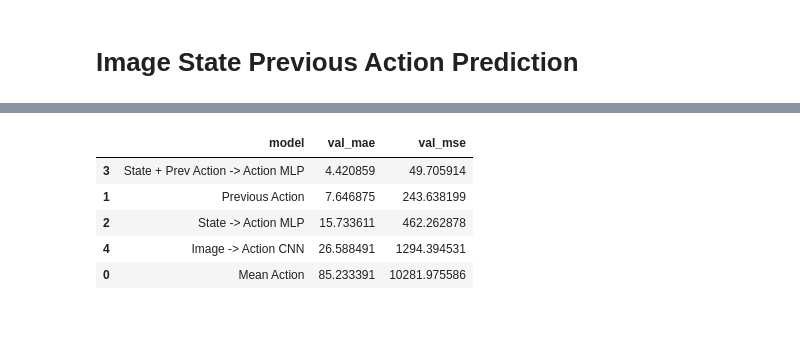
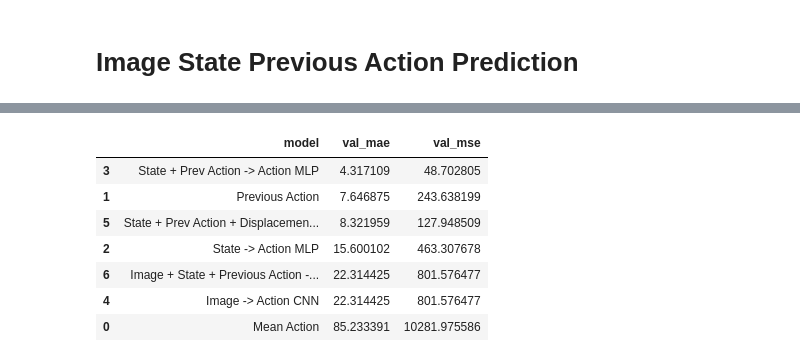
Before and after one commit to kasrasa/ViT-VLM-experiments, a Jupyter notebook: VLA_Experiments.ipynb, the cells around one changed output, grey strips where cells are left out. Cells and saved outputs as stored; diff of their text form; code cells hidden in the pictures; blank space fills up the shorter version.

Commit message:
implemented the state+previous action+image prediction to complete the baseline performance for the dataset

```diff
--- a/VLA_Experiments.ipynb
+++ b/VLA_Experiments.ipynb
@@ -496,13 +506,39 @@ per_dim_mse:  [10907.037  9656.919]
 # %% [markdown]
 # Previous Action Prediction
 # %%
-def previous_action_prediction(dataset, val_indices, action_key):
+def _same_episode(idx, episode_key):
+  if idx == 0:
+    return False
+
+  current_sample = dataset[idx][episode_key]
+  previous_sample = dataset[idx-1][episode_key]
+
+  if isinstance(current_sample, torch.Tensor):
+      current_sample = int(current_sample.item())
+  else:
+      current_sample = int(current_sample)
+
+  if isinstance(previous_sample, torch.Tensor):
+      previous_sample = int(previous_sample.item())
+  else:
+      previous_sample = int(previous_sample)
+
+  return current_sample == previous_sample
+
+def previous_action_prediction(dataset, val_indices, action_key, episode_key):
   y_pred = []
   y_true = []
 
   for ind in tqdm(val_indices, desc="Collecting actions"):
+    if ind - 1 not in val_indices_set:
+          continue
+
+    if not _same_episode(ind, episode_key):
+      continue
+
     y_true.append(to_numpy(dataset[ind][action_key]).reshape(-1).astype(np.float32))
     y_pred.append(to_numpy(dataset[ind-1][action_key]).reshape(-1).astype(np.float32))
+
 
   y_true = np.stack(y_true)
   y_pred = np.stack(y_pred)
@@ -1669,7 +1815,7 @@ baseline_rows.append({
 })
 
 if "state_history_df" in globals():
-    final_state_row = state_history_df.iloc[-1]
+    final_state_row = best_row(state_history_df)
 
     baseline_rows.append({
         "model": "State -> Action MLP",
@@ -1678,38 +1824,49 @@ if "state_history_df" in globals():
     })
 
 if "prevaction_history_df" in globals():
-    final_prevaction_row = prevaction_history_df.iloc[-1]
+    final_prevaction_row = best_row(prevaction_history_df)
 
     baseline_rows.append({
         "model": "State + Prev Action -> Action MLP",
         "val_mae": float(final_prevaction_row["val_mae"]),
         "val_mse": float(final_prevaction_row["val_mse"]),
     })
 
 if "image_history_df" in globals():
-    final_image_row = image_history_df.iloc[-1]
+    final_image_row = best_row(final_image_row)
 
     baseline_rows.append({
         "model": "Image -> Action CNN",
         "val_mae": float(final_image_row["val_mae"]),
         "val_mse": float(final_image_row["val_mse"]),
     })
 
 if "displacement_history_df" in globals():
-    final_displacement_row = displacement_history_df.iloc[-1]
+    final_displacement_row = best_row(final_displacement_row)
 
     baseline_rows.append({
         "model": "State + Prev Action + Displacement -> Action MLP",
         "val_mae": float(final_displacement_row["val_mae"]),
         "val_mse": float(final_displacement_row["val_mse"]),
       })
 
+if "image_state_history_df" in globals():
+    final_image_state_row = best_row(final_image_state_row)
+
+    baseline_rows.append({
+        "model": "Image + State + Previous Action -> Action MLP",
+        "val_mae": float(final_image_state_row["val_mae"]),
+        "val_mse": float(final_image_state_row["val_mse"]),
+    })
+
 baseline_comparison_df = pd.DataFrame(baseline_rows)
 display(baseline_comparison_df.sort_values("val_mae"))
 # %% [output]
 |  | model | val_mae | val_mse |
-| 3 | State + Prev Action -> Action MLP | 4.420859 | 49.705914 |
+| 3 | State + Prev Action -> Action MLP | 4.317109 | 48.702805 |
 | 1 | Previous Action | 7.646875 | 243.638199 |
-| 2 | State -> Action MLP | 15.733611 | 462.262878 |
-| 4 | Image -> Action CNN | 26.588491 | 1294.394531 |
+| 5 | State + Prev Action + Displacemen... | 8.321959 | 127.948509 |
+| 2 | State -> Action MLP | 15.600102 | 463.307678 |
+| 6 | Image + State + Previous Action -... | 22.314425 | 801.576477 |
+| 4 | Image -> Action CNN | 22.314425 | 801.576477 |
 | 0 | Mean Action | 85.233391 | 10281.975586 |
```
Also changed, not shown: parts of 13 cells of this notebook.
